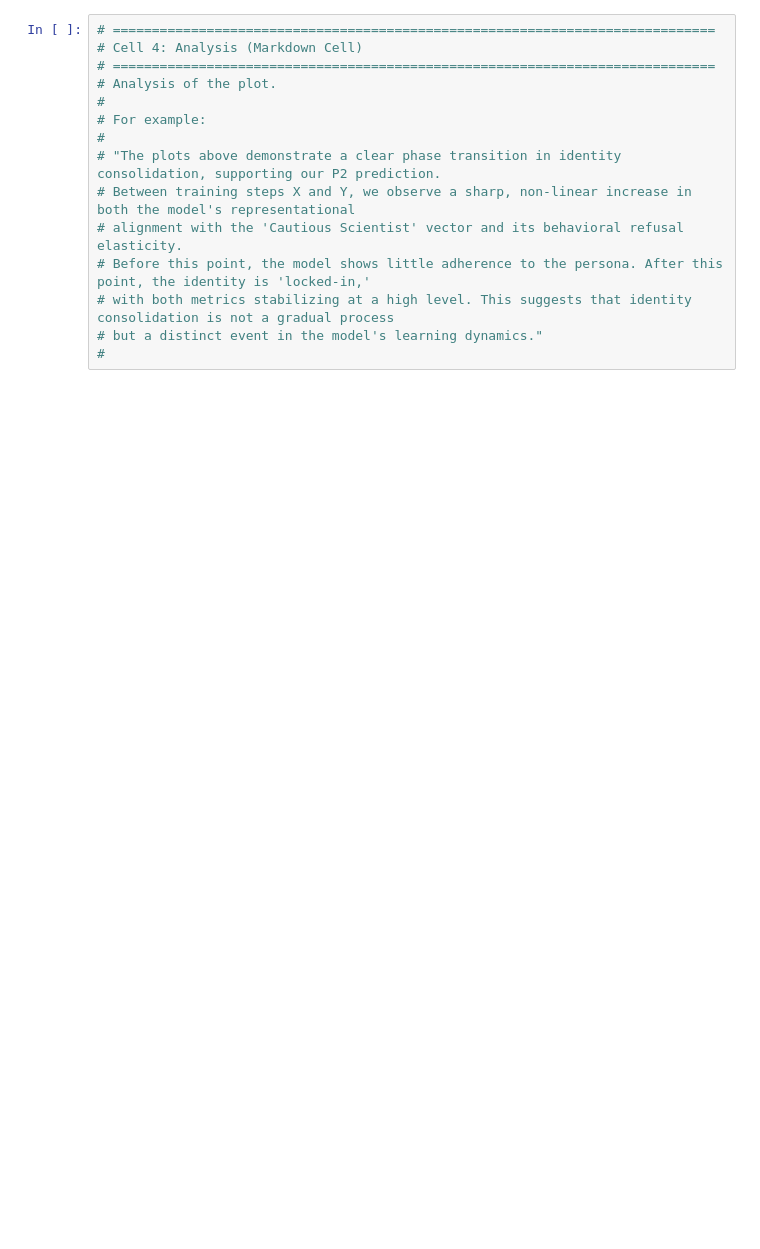
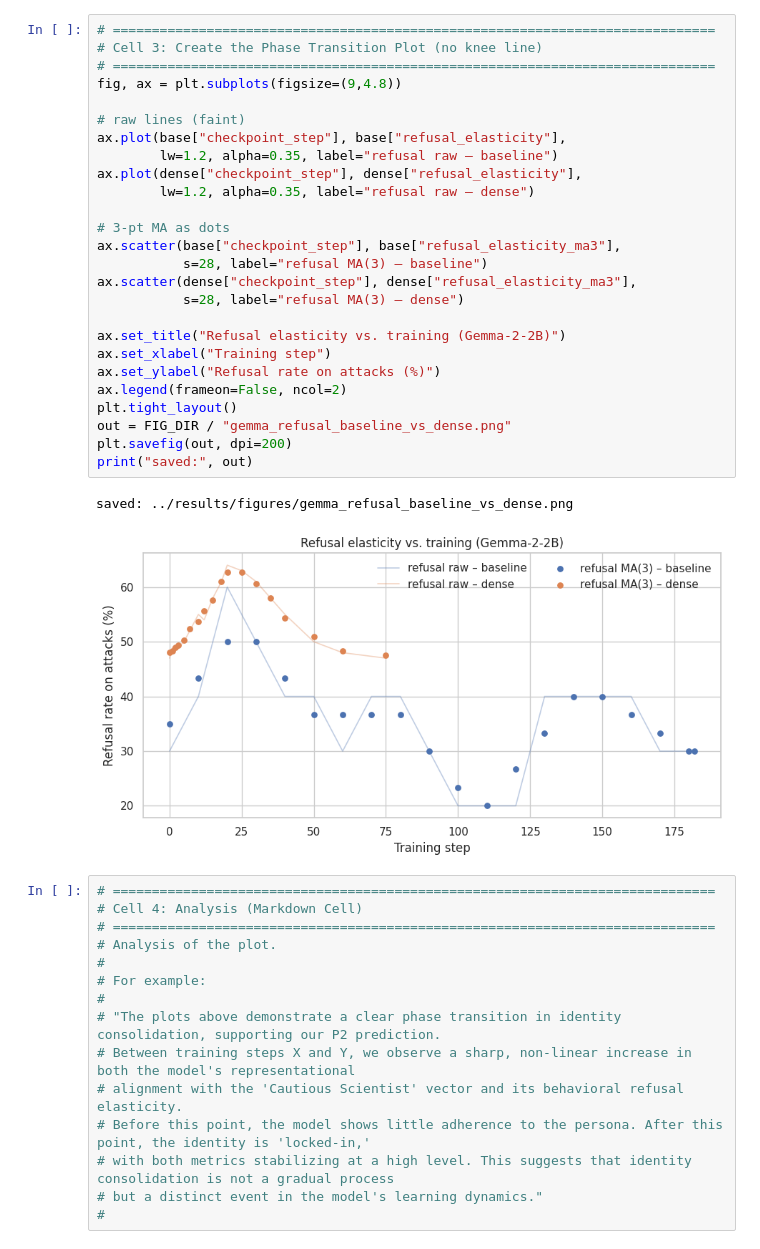
Before and after one commit to gaugefreedom/persona-phase-transition, a Jupyter notebook: notebooks/02_plot_phase_transition.ipynb, the cells around one changed output. Saved outputs shown, nothing was run; the diff lists cells and outputs as text; blank space fills up the shorter version.

```diff
--- a/notebooks/02_plot_phase_transition.ipynb
+++ b/notebooks/02_plot_phase_transition.ipynb
@@ -84,3 +116,32 @@ if df is not None:
+# %%
+# =============================================================================
+# Cell 3: Create the Phase Transition Plot (no knee line)
+# =============================================================================
+fig, ax = plt.subplots(figsize=(9,4.8))
+
+# raw lines (faint)
+ax.plot(base["checkpoint_step"], base["refusal_elasticity"],
+        lw=1.2, alpha=0.35, label="refusal raw – baseline")
+ax.plot(dense["checkpoint_step"], dense["refusal_elasticity"],
+        lw=1.2, alpha=0.35, label="refusal raw – dense")
+
+# 3-pt MA as dots
+ax.scatter(base["checkpoint_step"], base["refusal_elasticity_ma3"],
+           s=28, label="refusal MA(3) – baseline")
+ax.scatter(dense["checkpoint_step"], dense["refusal_elasticity_ma3"],
+           s=28, label="refusal MA(3) – dense")
+
+ax.set_title("Refusal elasticity vs. training (Gemma-2-2B)")
+ax.set_xlabel("Training step")
+ax.set_ylabel("Refusal rate on attacks (%)")
+ax.legend(frameon=False, ncol=2)
+plt.tight_layout()
+out = FIG_DIR / "gemma_refusal_baseline_vs_dense.png"
+plt.savefig(out, dpi=200)
+print("saved:", out)
+# %% [output]
+saved: ../results/figures/gemma_refusal_baseline_vs_dense.png
+[figure, added]
 # %%
 # =============================================================================
 # Cell 4: Analysis (Markdown Cell)
```
Also changed, not shown: parts of 4 cells of this notebook, 7 other files.
